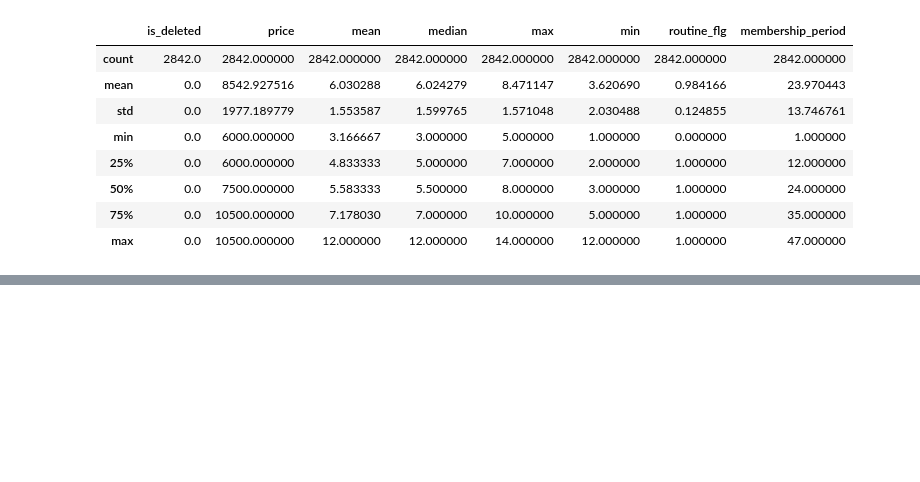
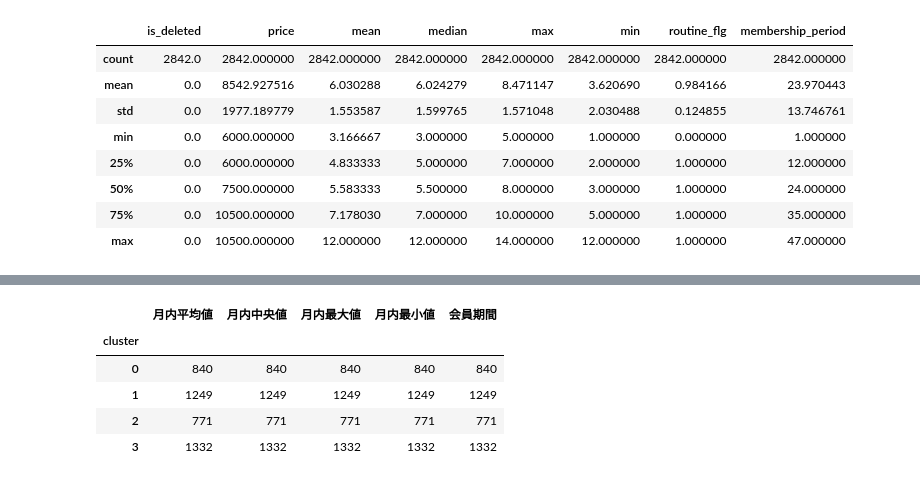
Before and after one commit to katuhito/workspace003, a Jupyter notebook: knock003.ipynb, the cells around one changed output, grey strips where cells are left out. Cells and saved outputs as stored; diff of their text form; code cells hidden in the pictures; blank space fills up the shorter version.

```diff
--- a/knock003.ipynb
+++ b/knock003.ipynb
@@ -337,0 +416,12 @@ customer_join.to_csv("customer_join.csv", index=False)
+# %%
+#クラスタリング結果を分析
+#グループ毎のデータ件数を表示=>分析を容易にするために列名を変更
+customer_clustering.columns = ["月内平均値", "月内中央値", "月内最大値", "月内最小値", "会員期間", "cluster"]
+customer_clustering.groupby("cluster").count()
+# %% [output]
+|  | 月内平均値 | 月内中央値 | 月内最大値 | 月内最小値 | 会員期間 |
+| cluster |  |  |  |  |  |
+| 0 | 840 | 840 | 840 | 840 | 840 |
+| 1 | 1249 | 1249 | 1249 | 1249 | 1249 |
+| 2 | 771 | 771 | 771 | 771 | 771 |
+| 3 | 1332 | 1332 | 1332 | 1332 | 1332 |
```
Also changed, not shown: parts of 7 cells of this notebook, 1 other file.
